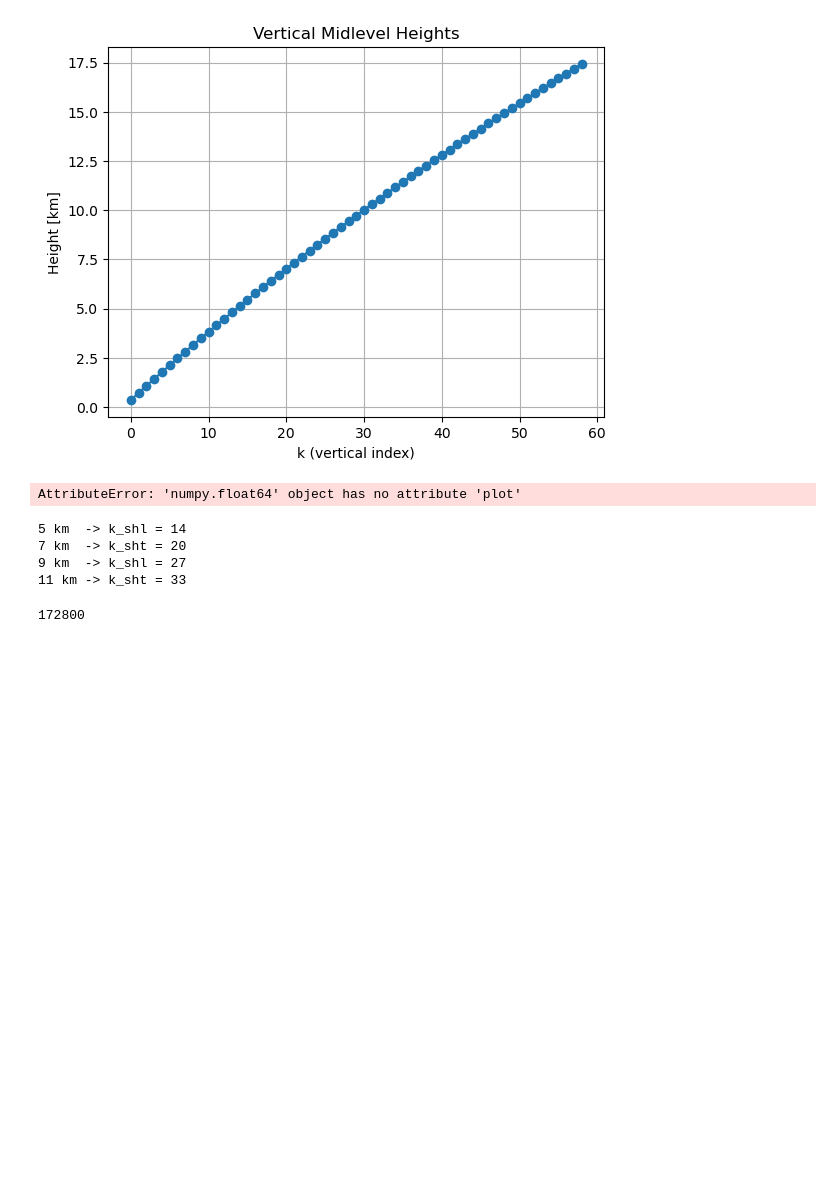
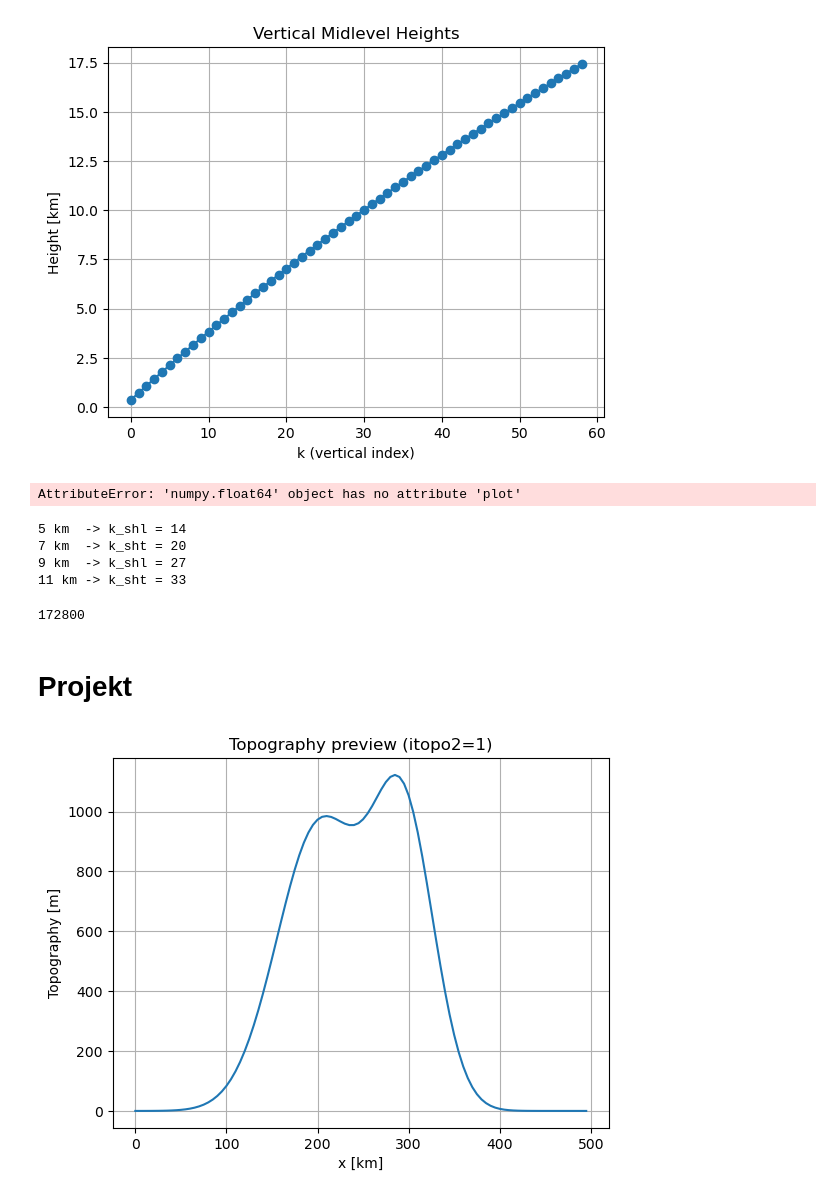
Before and after one commit to Jakobwerkg/ModelPython, a Jupyter notebook: junkyard.ipynb, the cells around one changed output. Saved outputs shown, nothing was run; the diff lists cells and outputs as text; code cells hidden in the pictures; blank space fills up the shorter version.

Commit message:
Added Alps topography to model

```diff
--- a/junkyard.ipynb
+++ b/junkyard.ipynb
@@ -209,3 +209,62 @@ print("11 km -> k_sht =", k_for_height(11))
 (48 * 60 * 60)/
 # %% [output]
 172800
+# %% [markdown]
+# Projekt
+# %%
+import numpy as np
+import matplotlib.pyplot as plt
+
+
+topomx = 1000.0   # [m]
+
+itopo2 = 1
+
+# Mountain centers (fractions of domain)
+topo_c1 = 0.4
+topo_c2 = 0.6
+
+# Narrow widths (key!)
+topo_s1 = 0.1
+topo_s2 = 0.07
+
+# Comparable peak heights
+topo_A1 = 1.0
+topo_A2 = 1.0
+
+
+# x grid (positive, starts at 0)
+x = np.arange(nx, dtype=float) * dx  # [m]
+
+
+def topo_profile(x_m):
+    """Return topo(x) in meters, using itopo2 switch."""
+    if itopo2 == 1:
+        L = x_m[-1] - x_m[0]
+        xx = (x_m - x_m[0]) / L  # 0..1
+
+        envelope = np.sin(np.pi * xx)  # 0 at ends, >0 inside
+
+        g1 = np.exp(-0.5 * ((xx - topo_c1) / topo_s1) ** 2)
+        g2 = np.exp(-0.5 * ((xx - topo_c2) / topo_s2) ** 2)
+
+        return topomx * envelope * (topo_A1 * g1 + topo_A2 * g2)
+    else:
+        # old centered Gaussian
+        x0 = 0.5 * (x_m[0] + x_m[-1])
+        xc = x_m - x0
+        return topomx * np.exp(-((xc) / topowd) ** 2)
+
+
+toponf = topo_profile(x)
+
+# --- plot ---
+plt.figure()
+plt.plot(x / 1000.0, toponf)  # x in km, topo in m
+plt.xlabel("x [km]")
+plt.ylabel("Topography [m]")
+plt.title(f"Topography preview (itopo2={itopo2})")
+plt.grid(True)
+plt.show()
+# %% [output]
+[figure, added]
```
Also changed, not shown: parts of 1 cell of this notebook, 19 other files.
